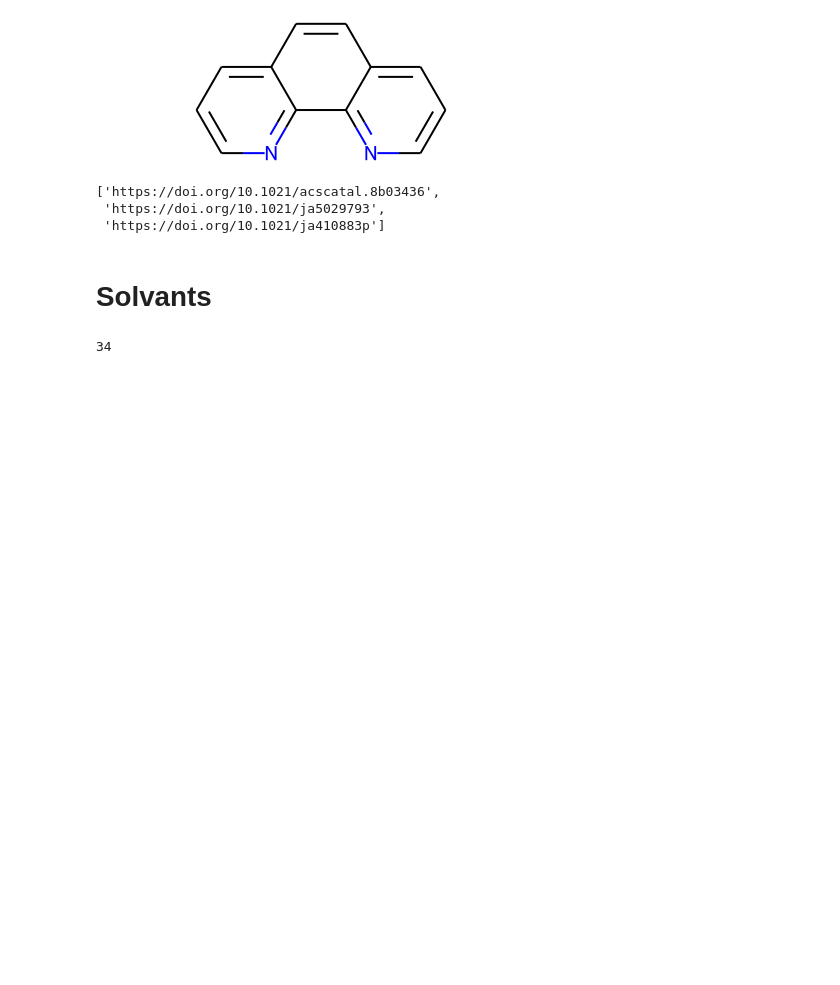
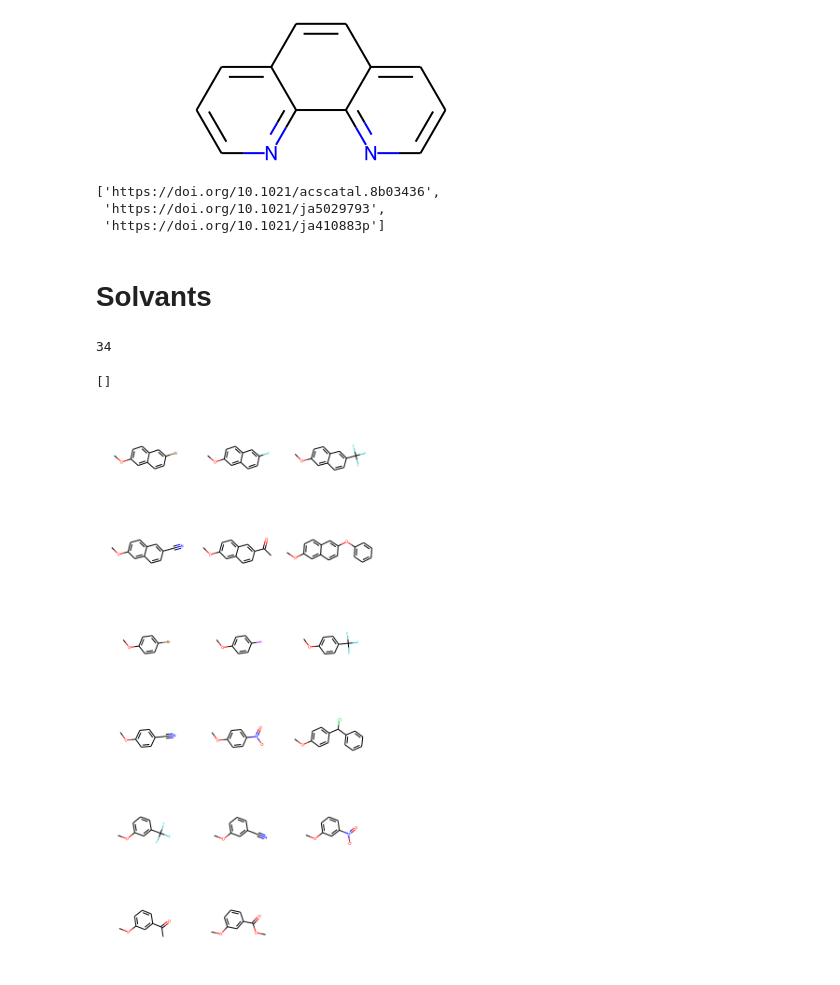
Before and after one commit to truejulosdu13/NiCOlit, a Jupyter notebook: notebooks/Smiles_to_calculate_for_all_molecules.ipynb, the cells around one changed output. Cells and saved outputs as stored; diff of their text form; code cells hidden in the pictures; blank space fills up the shorter version.

```diff
--- a/notebooks/Smiles_to_calculate_for_all_molecules.ipynb
+++ b/notebooks/Smiles_to_calculate_for_all_molecules.ipynb
@@ -279,0 +282,2 @@ len(solvent_unik_can)
+# %%
+df = pd.read_csv('../data_csv/Data_test10282021.csv', sep = ',')
@@ -279,0 +286,16 @@ len(solvent_unik_can)
+# %%
+nb.show_smiles(m, df)
+# %% [output]
+[]
+# %%
+mols = []
+sub_df = df[df["DOI"] == "https://doi.org/10.1021/acscatal.8b03436"]
+# %%
+sub_df = sub_df[sub_df["Notes : qu'est ce qui ne rentres pas dans le tableau"] == "Scheme S1 des Sup.Infos"]
+# %%
+for smi in sub_df["Reactant Smile (C-O)"]:
+    mols.append(Chem.MolFromSmiles(smi))
+# %%
+Draw.MolsToGridImage(mols, maxMols = 100)
+# %% [output]
+[figure, added]
```
Also changed, not shown: parts of 2 cells of this notebook, 9 other files.
